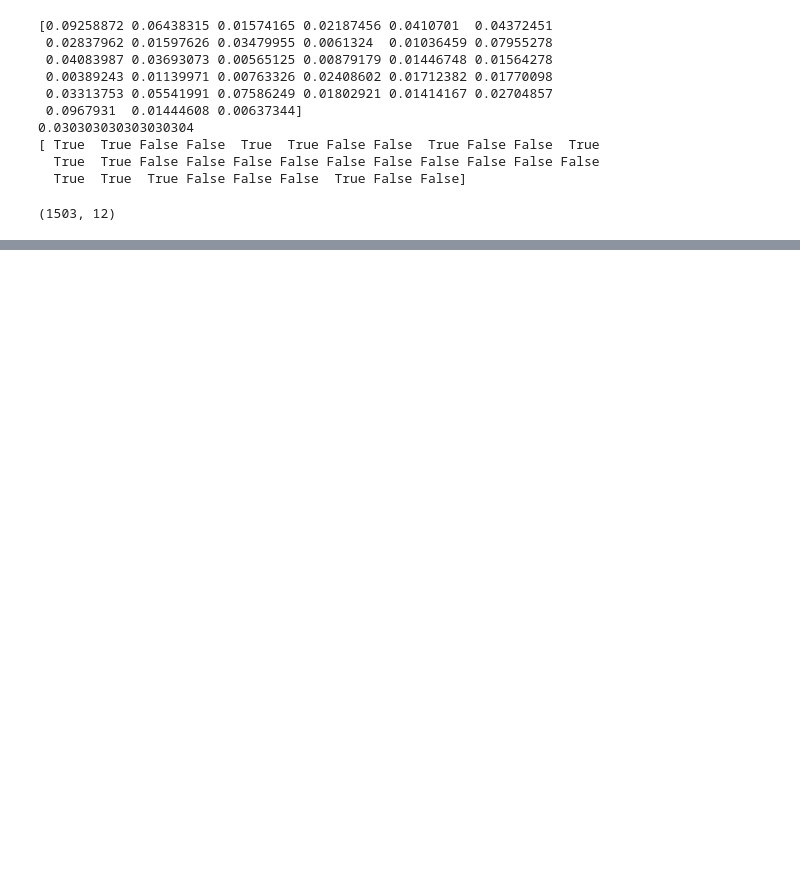
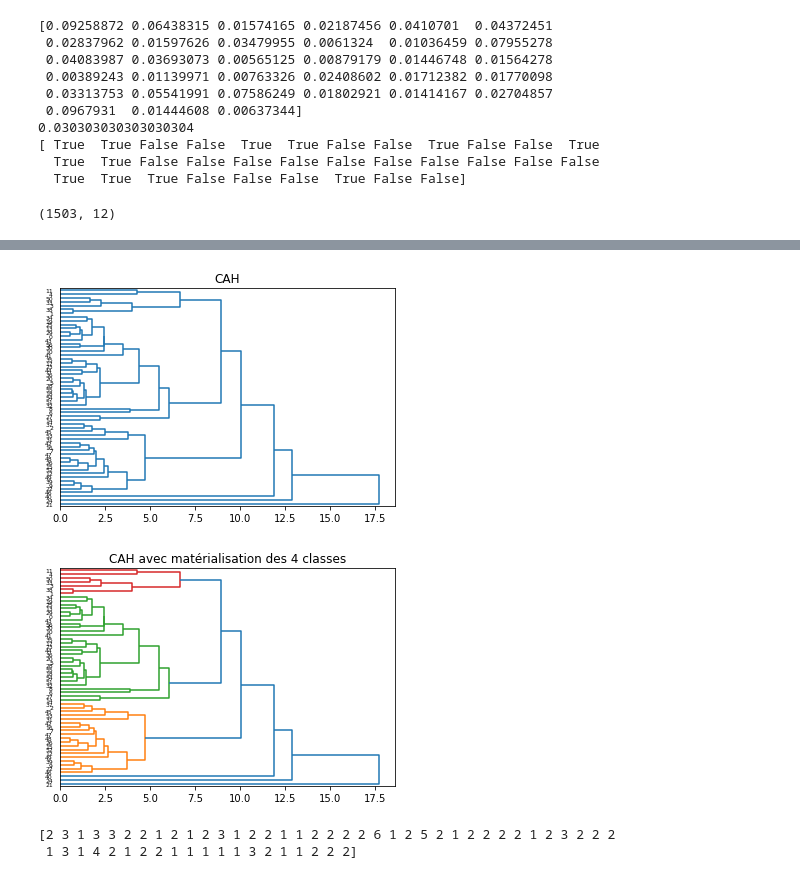
Before and after one commit to JZYoshi/AFDA, a Jupyter notebook: classification/Classification.ipynb, the cells around one changed output, grey strips where cells are left out. Saved outputs shown, nothing was run; the diff lists cells and outputs as text; code cells hidden in the pictures; blank space fills up the shorter version.

```diff
--- a/classification/Classification.ipynb
+++ b/classification/Classification.ipynb
@@ -289,0 +327,26 @@ score.sum()/10
+# %%
+df_median = new_df.groupby(by = 'airline_cat').median()
+# %%
+df_median.drop("flight_id", axis = 1, inplace=True)
+# %%
+from matplotlib import pyplot as plt
+from scipy.cluster.hierarchy import dendrogram, linkage
+Z = linkage(df_median,method='ward',metric='euclidean')
+plt.title("CAH")
+dendrogram(Z,labels=df_median.index,orientation='right',color_threshold=0)
+plt.show()
+plt.title('CAH avec matérialisation des 4 classes')
+dendrogram(Z,labels=df_median.index,orientation='right',color_threshold=7)
+plt.show()
+# %% [output]
+[figure, added]
+[figure, added]
+# %%
+from scipy.cluster.hierarchy import ward, fcluster
+import numpy as np
+import pandas
+groupes_cah = fcluster(Z,t=7,criterion='distance')
+print(groupes_cah)
+# %% [output]
+[2 3 1 3 3 2 2 1 2 1 2 3 1 2 2 1 1 2 2 2 2 6 1 2 5 2 1 2 2 2 2 1 2 3 2 2 2
+ 1 3 1 4 2 1 2 2 1 1 1 1 1 3 2 1 1 2 2 2]
```
Also changed, not shown: parts of 15 cells of this notebook.
